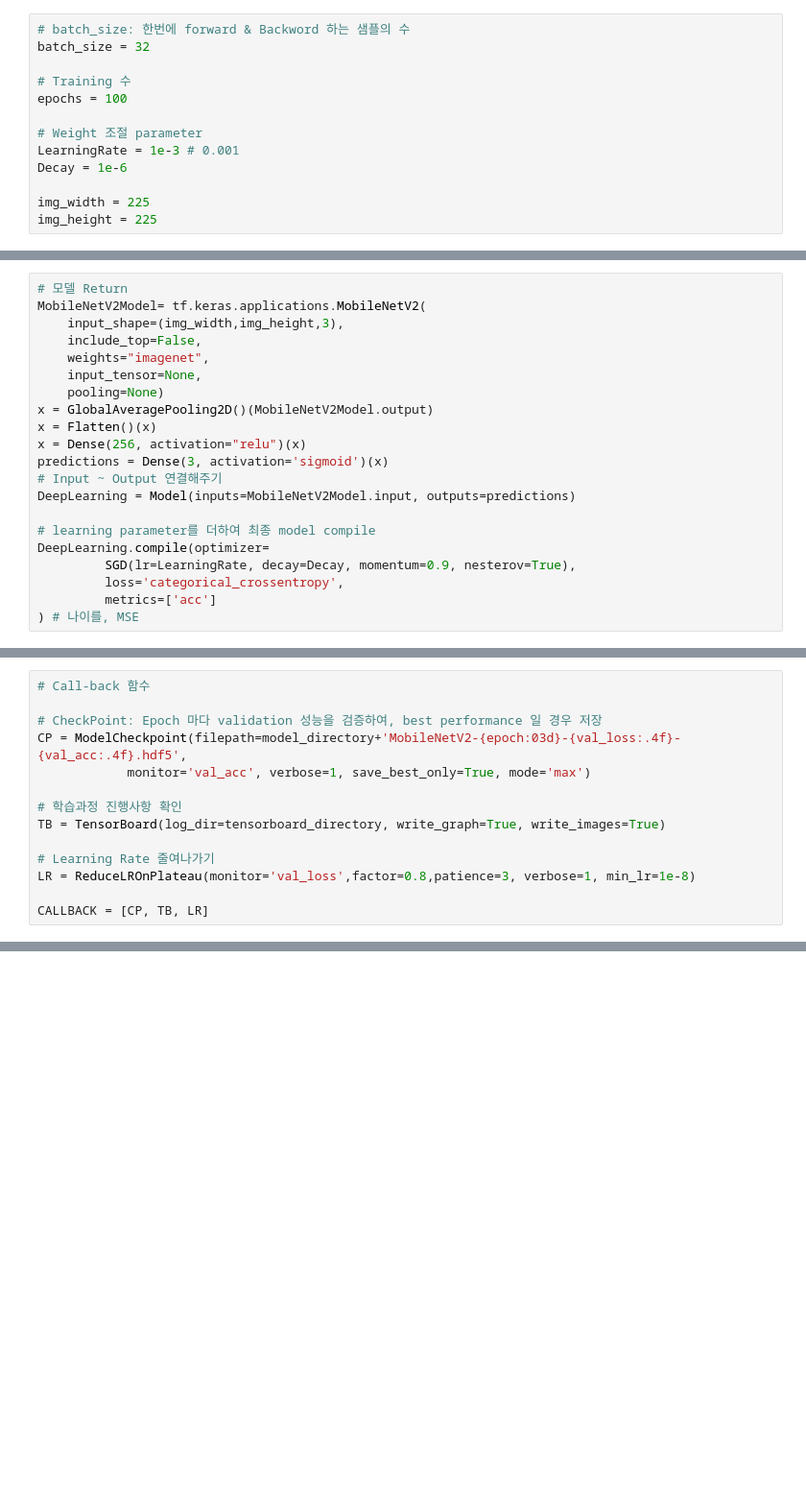
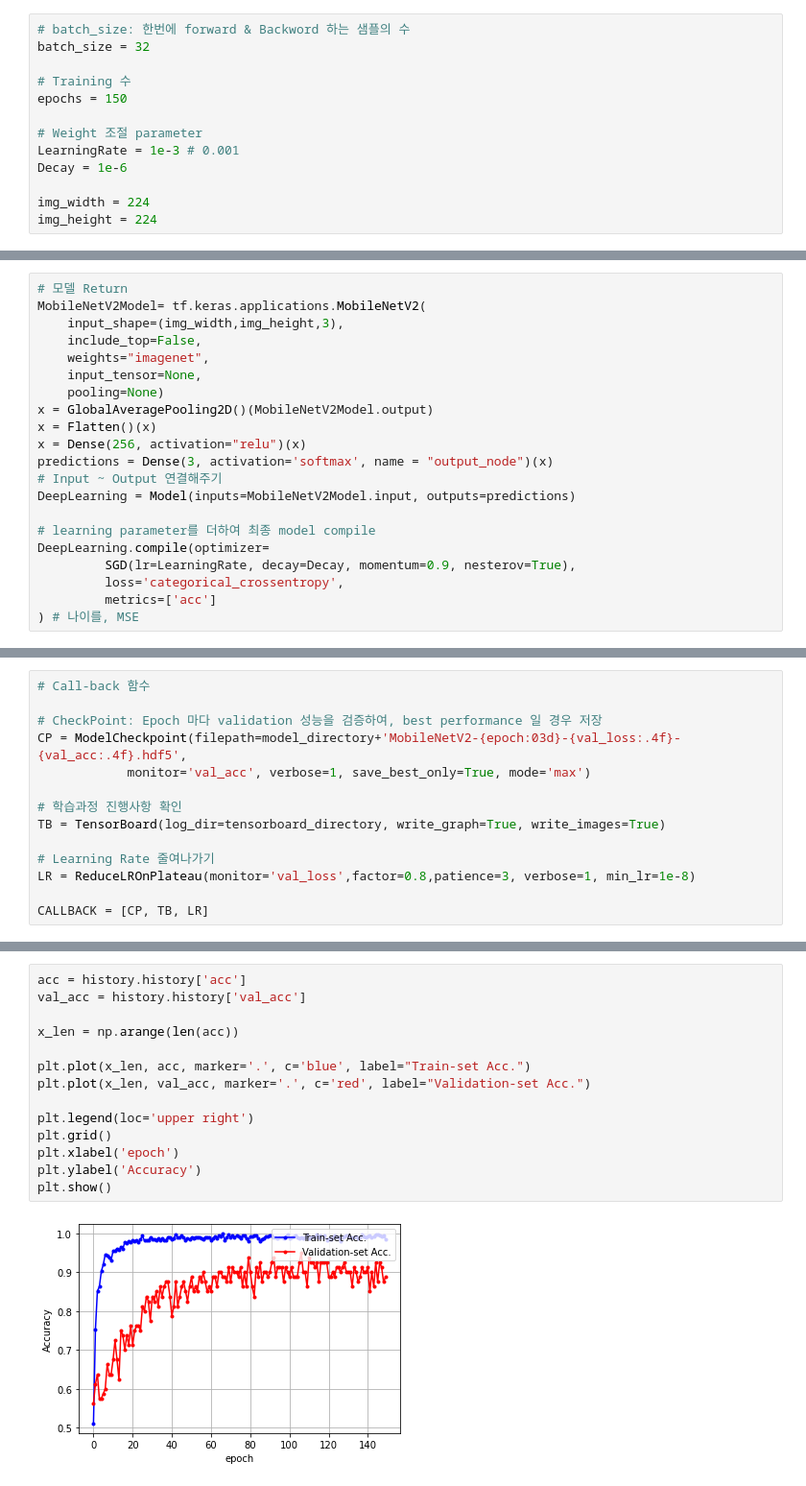
Before and after one commit to LEEHM97/Dog-muzzle-and-leash-classification, a Jupyter notebook: training_mobilenet.ipynb, the cells around one changed output, grey strips where cells are left out. Shown: that part at 96% size. Cells and saved outputs as stored; diff of their text form; blank space fills up the shorter version.

```diff
--- a/training_mobilenet.ipynb
+++ b/training_mobilenet.ipynb
@@ -35,12 +35,12 @@ import matplotlib.pyplot as plt
 batch_size = 32
 
 # Training 수
-epochs = 100
+epochs = 150
 
 # Weight 조절 parameter
 LearningRate = 1e-3 # 0.001
 Decay = 1e-6
 
-img_width = 225
-img_height = 225
+img_width = 224
+img_height = 224
 # %%
@@ -61,7 +61,7 @@ MobileNetV2Model= tf.keras.applications.MobileNetV2(
 x = GlobalAveragePooling2D()(MobileNetV2Model.output)
 x = Flatten()(x)
 x = Dense(256, activation="relu")(x)
-predictions = Dense(3, activation='sigmoid')(x)
+predictions = Dense(3, activation='softmax', name = "output_node")(x)
 # Input ~ Output 연결해주기
 DeepLearning = Model(inputs=MobileNetV2Model.input, outputs=predictions)
 
@@ -226,0 +220,16 @@ skplt.metrics.plot_roc(TEST_GENERATOR.classes.tolist(), Result)
+# %%
+acc = history.history['acc']
+val_acc = history.history['val_acc']
+
+x_len = np.arange(len(acc))
+
+plt.plot(x_len, acc, marker='.', c='blue', label="Train-set Acc.")
+plt.plot(x_len, val_acc, marker='.', c='red', label="Validation-set Acc.")
+
+plt.legend(loc='upper right')
+plt.grid()
+plt.xlabel('epoch')
+plt.ylabel('Accuracy')
+plt.show()
+# %% [output]
+[figure, added]
```
Also changed, not shown: parts of 16 cells of this notebook.
